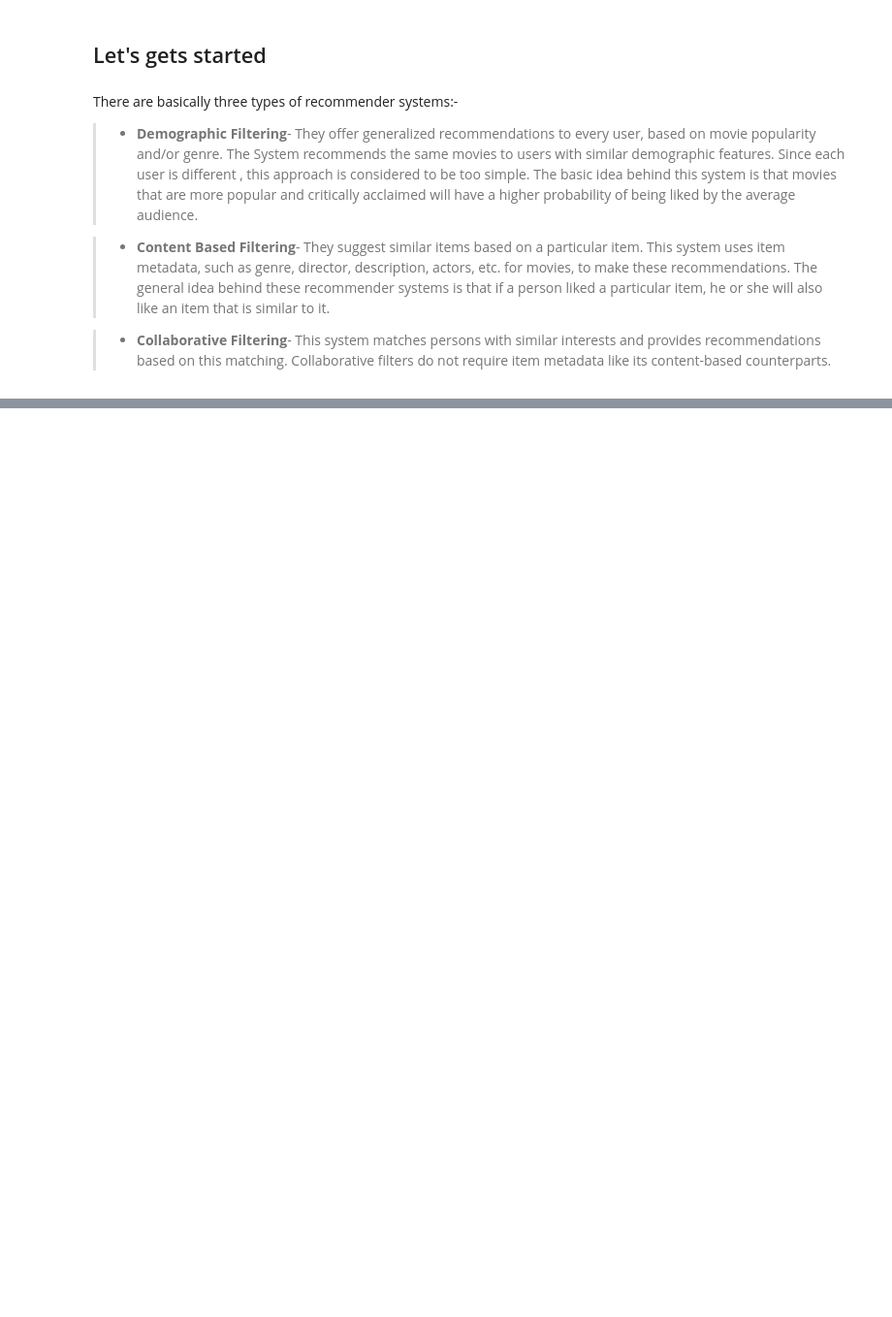
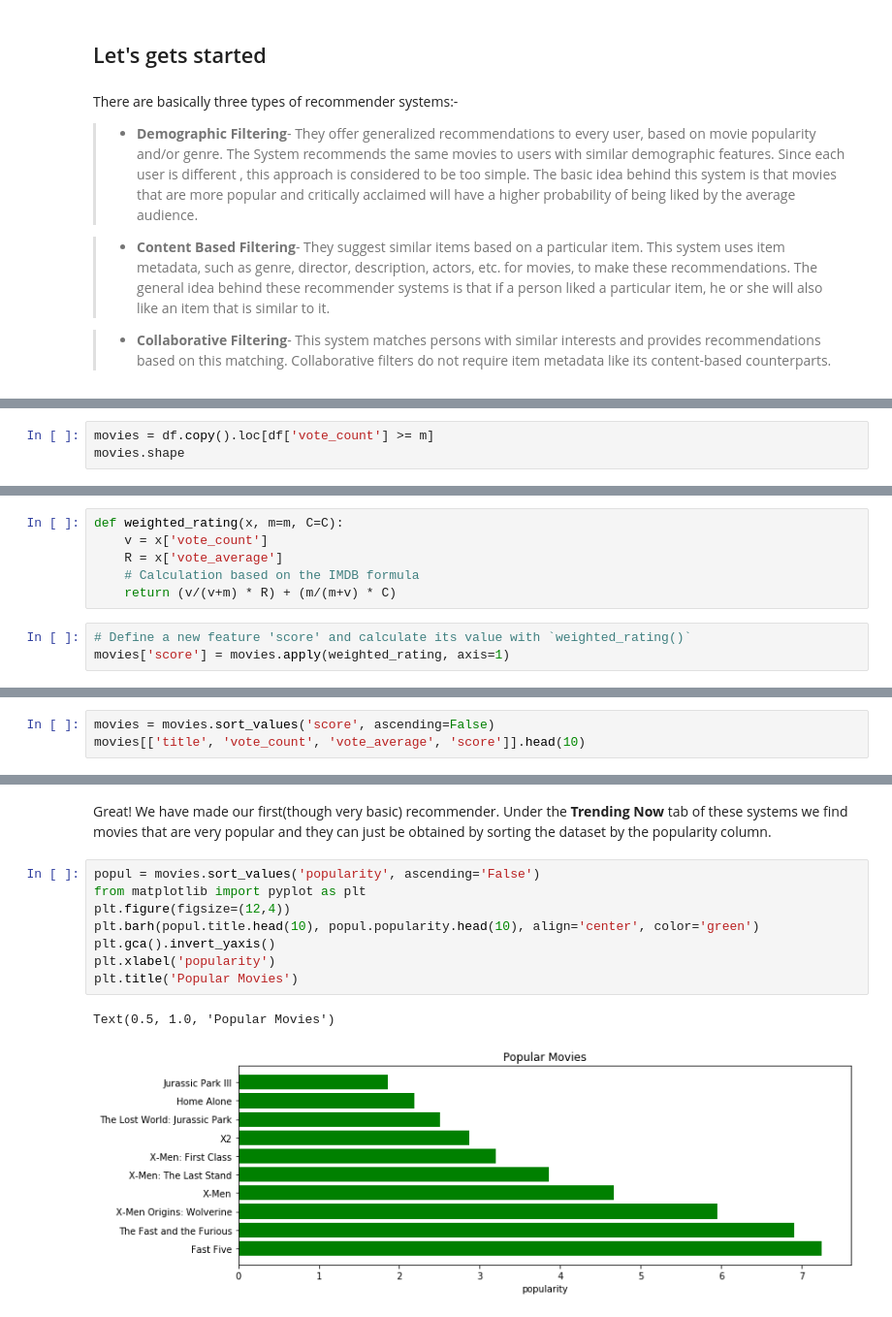
Before and after one commit to amit6604/Build_Recommender_System, a Jupyter notebook: Movie_Recommender_System.ipynb, the cells around one changed output, grey strips where cells are left out. Shown at 97% size. Saved outputs shown, nothing was run; the diff lists cells and outputs as text; blank space fills up the shorter version.

```diff
--- a/Movie_Recommender_System.ipynb
+++ b/Movie_Recommender_System.ipynb
@@ -29,0 +119,3 @@ import numpy as np
+# %%
+movies = df.copy().loc[df['vote_count'] >= m]
+movies.shape
@@ -29,0 +126,9 @@ import numpy as np
+# %%
+def weighted_rating(x, m=m, C=C):
+    v = x['vote_count']
+    R = x['vote_average']
+    # Calculation based on the IMDB formula
+    return (v/(v+m) * R) + (m/(m+v) * C)
+# %%
+# Define a new feature 'score' and calculate its value with `weighted_rating()`
+movies['score'] = movies.apply(weighted_rating, axis=1)
@@ -29,0 +137,3 @@ import numpy as np
+# %%
+movies = movies.sort_values('score', ascending=False)
+movies[['title', 'vote_count', 'vote_average', 'score']].head(10)
@@ -29,0 +152,14 @@ import numpy as np
+# %% [markdown]
+Great! We have made our first(though very basic) recommender.
+Under the **Trending Now** tab of these systems we find movies that are very popular and they can just be obtained by sorting the dataset by the popularity column.
+# %%
+popul = movies.sort_values('popularity', ascending='False')
+from matplotlib import pyplot as plt
+plt.figure(figsize=(12,4))
+plt.barh(popul.title.head(10), popul.popularity.head(10), align='center', color='green')
+plt.gca().invert_yaxis()
+plt.xlabel('popularity')
+plt.title('Popular Movies')
+# %% [output]
+Text(0.5, 1.0, 'Popular Movies')
+[figure, added]
```
Also changed, not shown: parts of 16 cells of this notebook.
